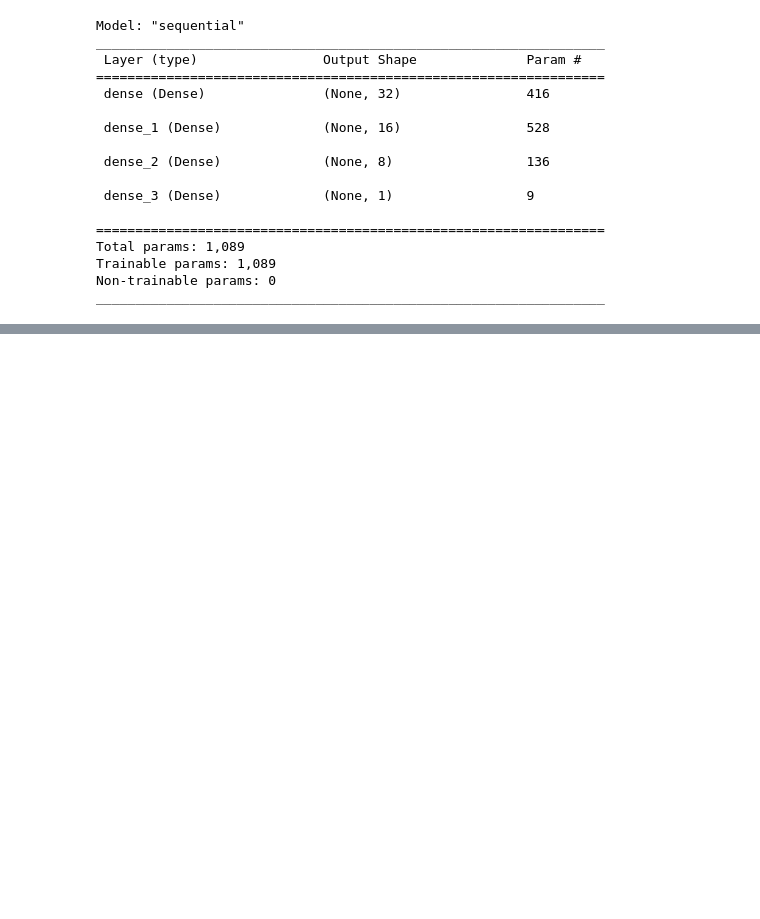
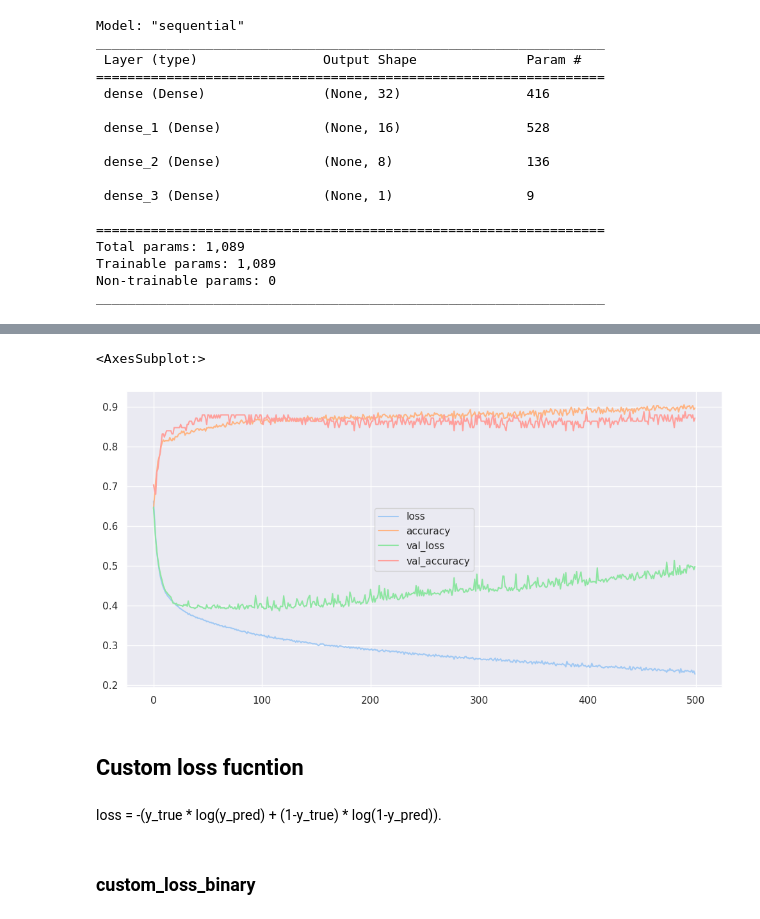
Before and after one commit to dimitrije-stamenkovic/ML3, a Jupyter notebook: dnn-titanic-survival.ipynb, the cells around one changed output, grey strips where cells are left out. Saved outputs shown, nothing was run; the diff lists cells and outputs as text; code cells hidden in the pictures; blank space fills up the shorter version.

Commit message:
Kaggle Notebook | dnn-titanic_survival | Version 2 -- Overfit & 2 custom loss functions added

```diff
--- a/dnn-titanic-survival.ipynb
+++ b/dnn-titanic-survival.ipynb
@@ -312,0 +319,19 @@ keras_model.evaluate(X_test_s, y_test)
+# %%
+keras_model = keras.models.Sequential([
+
+    keras.layers.Input(shape=[12]),
+    keras.layers.Dense(32, activation="relu"),
+    keras.layers.Dense(16, activation="relu"),
+    keras.layers.Dense(8, activation="relu"),
+    keras.layers.Dense(1, activation="sigmoid")
+])
+
+keras_model.compile(
+        optimizer=tf.keras.optimizers.RMSprop(),
+        loss="binary_crossentropy",
+        metrics=["accuracy"]
+    )
+
+hist = keras_model.fit(X_train_s, y_train,
+                       validation_split=0.2,
+                       epochs=500)
@@ -312,0 +356,7 @@ keras_model.evaluate(X_test_s, y_test)
+# %%
+pd.DataFrame(hist.history).plot(figsize=PLOT_SIZE)
+# %% [output]
+<AxesSubplot:>
+[figure, added]
+# %% [markdown]
+## Custom loss fucntion
@@ -312,0 +366,2 @@ keras_model.evaluate(X_test_s, y_test)
+# %% [markdown]
+loss = -(y_true * log(y_pred) + (1-y_true) * log(1-y_pred)).
@@ -312,0 +402,2 @@ keras_model.evaluate(X_test_s, y_test)
+# %% [markdown]
+### custom_loss_binary
```
Also changed, not shown: parts of 16 cells of this notebook.
